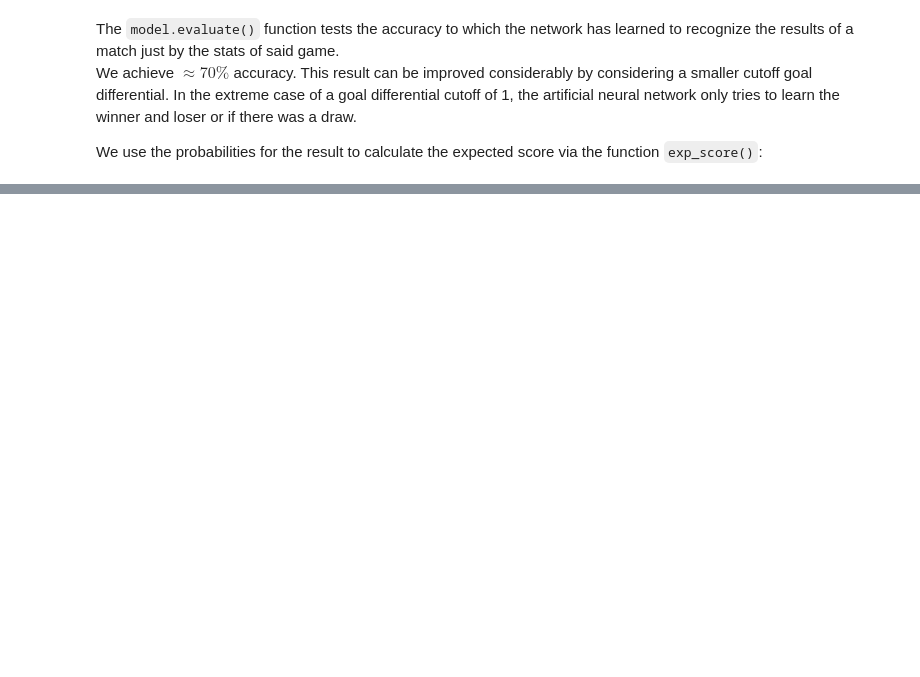
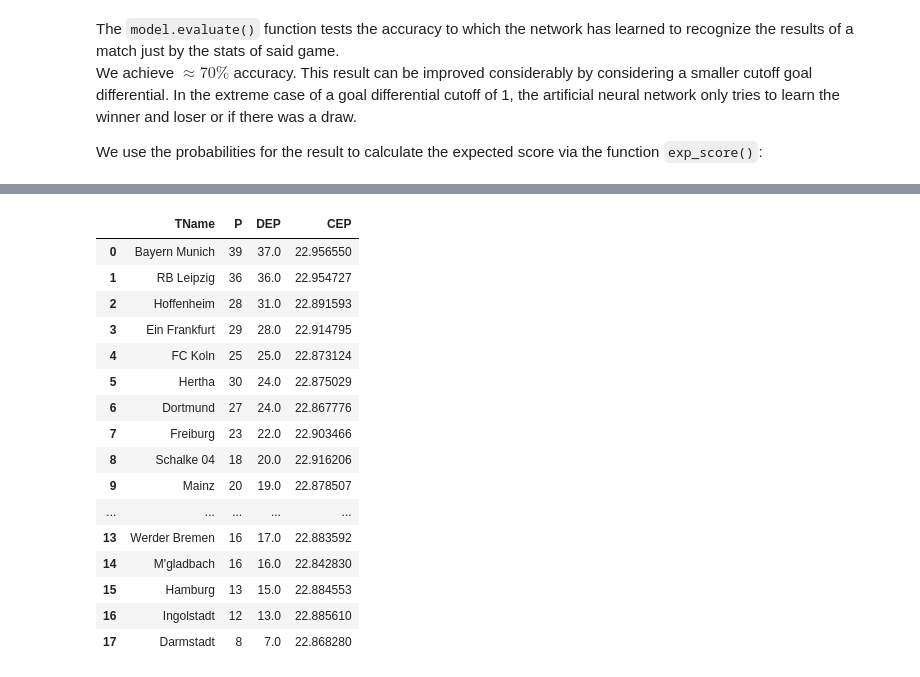
Before and after one commit to mgbukov/bundesliga, a Jupyter notebook: BL.ipynb, the cells around one changed output, grey strips where cells are left out. Cells and saved outputs as stored; diff of their text form; code cells hidden in the pictures; blank space fills up the shorter version.

```diff
--- a/BL.ipynb
+++ b/BL.ipynb
@@ -240,0 +366,13 @@ Plot prediction vs current table after 16 games
+# %%
+# Define functions
+
+# Instead of finding the expected goal differential, we can find the expected points.
+def exp_score_cont(x):
+    multiplier = np.array([0, 0, 0, 1, 3, 3, 3])
+    return np.sum(np.array(x) * multiplier)
+
+# We have a cut-off at a goal differential of plus-minus 3. However, on average, plus-minus 3.6 goals are the GD
+# in games where the winning team scores at least 3 goals more.
+def exp_score_corr(x):
+    multiplier = np.array([-3.6, -2, -1, 0, 1, 2, 3.6])
+    return np.sum(np.array(x) * multiplier)
@@ -240,0 +565,40 @@ Plot prediction vs current table after 16 games
+# %%
+standings2016 = feats_import.loc[feats_import['Season']==2016, ['Season', 'Gameday', 'TID_H', 'TID_A', 'FTGD']]
+standings2016.loc[:, "P_H"] = standings2016.loc[:, "FTGD"].apply(points)
+standings2016.loc[:, "P_A"] = (-standings2016.loc[:, "FTGD"]).apply(points)
+standings2016 = pd.merge(
+    standings2016.loc[:, ["TID_H", "P_H"]].groupby('TID_H').sum(),
+    standings2016.loc[:, ["TID_A", "P_A"]].groupby('TID_A').sum(), left_index=True, right_index=True)
+standings2016 = standings2016.loc[:, 'P_H'] + standings2016.loc[:, 'P_A']
+# %%
+teams_df = pd.read_csv('Team_ID_hardcoded.csv')
+
+standings_comparison = \
+pd.concat([
+        pd.concat([
+            pd.merge(
+                teams_df.loc[:, ['TID', 'TName']].set_index("TID"),
+                3*standings.T.apply(np.sum).rename('P').to_frame(),
+                left_index=True, right_index=True).sort_values("P", ascending=False),
+            standings2016], axis=1),
+        standings2], axis=1)
+standings_comparison.columns = ["TName", "DEP", "P", "CEP"]
+standings_comparison.loc[:, ["TName", "P", "DEP", "CEP"]].sort_values(["DEP", "CEP"], ascending=False).reset_index(drop=True)
+# %% [output]
+|  | TName | P | DEP | CEP |
+| 0 | Bayern Munich | 39 | 37.0 | 22.956550 |
+| 1 | RB Leipzig | 36 | 36.0 | 22.954727 |
+| 2 | Hoffenheim | 28 | 31.0 | 22.891593 |
+| 3 | Ein Frankfurt | 29 | 28.0 | 22.914795 |
+| 4 | FC Koln | 25 | 25.0 | 22.873124 |
+| 5 | Hertha | 30 | 24.0 | 22.875029 |
+| 6 | Dortmund | 27 | 24.0 | 22.867776 |
+| 7 | Freiburg | 23 | 22.0 | 22.903466 |
+| 8 | Schalke 04 | 18 | 20.0 | 22.916206 |
+| 9 | Mainz | 20 | 19.0 | 22.878507 |
+| ... | ... | ... | ... | ... |
+| 13 | Werder Bremen | 16 | 17.0 | 22.883592 |
+| 14 | M'gladbach | 16 | 16.0 | 22.842830 |
+| 15 | Hamburg | 13 | 15.0 | 22.884553 |
+| 16 | Ingolstadt | 12 | 13.0 | 22.885610 |
+| 17 | Darmstadt | 8 | 7.0 | 22.868280 |
```
Also changed, not shown: parts of 23 cells of this notebook.
